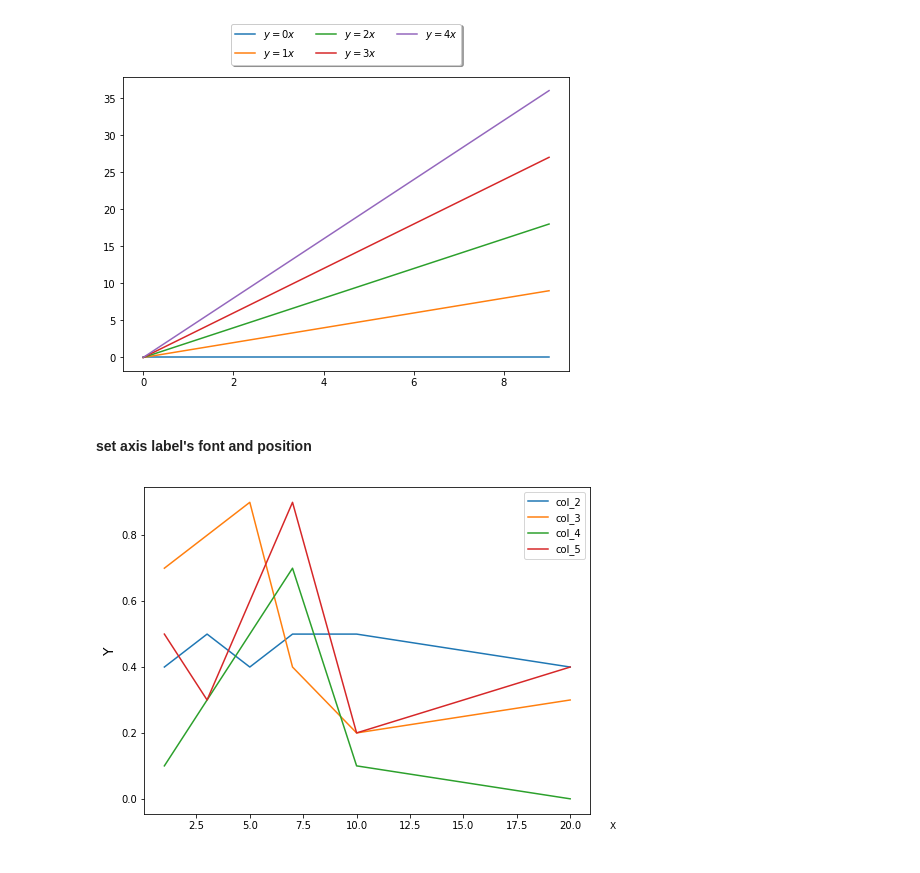
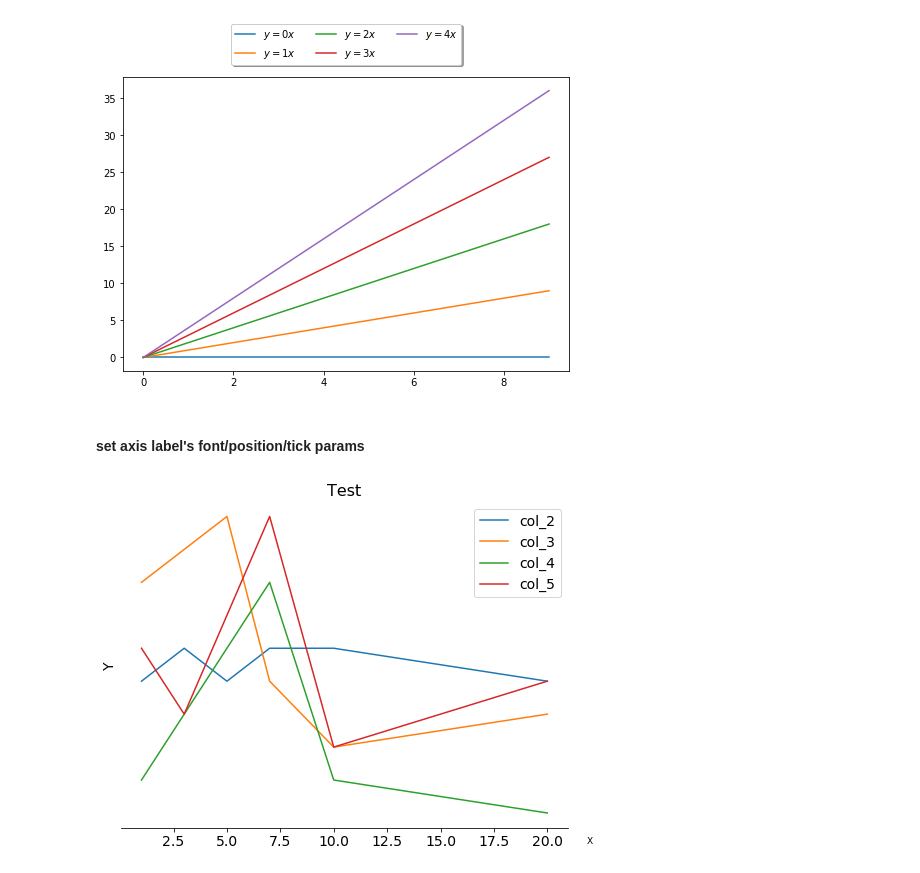
Before and after one commit to w26738/Notebook, a Jupyter notebook: data_analysis/matplotlib_101.ipynb, the cells around one changed output. Drawn from its saved outputs; the diff is of its cells as text; code cells hidden in the pictures.

```diff
--- a/data_analysis/matplotlib_101.ipynb
+++ b/data_analysis/matplotlib_101.ipynb
@@ -329,17 +329,27 @@ ax.legend(loc='upper center', bbox_to_anchor=(0.5, 1.2),
 <matplotlib.legend.Legend at 0x...>
 [figure]
 # %% [markdown]
-#### set axis label's font and position
+#### set axis label's font/position/tick params
 # %%
 df = pd.DataFrame({'X_Axis':[1,3,5,7,10,20],
                    'col_2':[.4,.5,.4,.5,.5,.4],
                    'col_3':[.7,.8,.9,.4,.2,.3],
                    'col_4':[.1,.3,.5,.7,.1,.0],
                    'col_5':[.5,.3,.6,.9,.2,.4]})
 
 ax = df.plot(x='X_Axis', y=df.columns[1:5], figsize=(8,6))
 ax.set_xlabel('X', fontsize = 9)
 ax.set_ylabel('Y', fontsize = 14)
 ax.xaxis.set_label_coords(1.05, -0.025)
+
+ax.legend(fontsize=14, loc='upper right')
+ax.xaxis.set_tick_params(labelsize=14)
+ax.yaxis.set_tick_params(labelleft=False, left=False)
+ax.set_title('Test', fontsize=16)
+
+# Remove all borders
+ax.spines['right'].set_visible(False)
+ax.spines['top'].set_visible(False)
+ax.spines['left'].set_visible(False)
 # %% [output]
-[figure, old version]
+[figure, new version]
```
Also changed, not shown: parts of 5 cells of this notebook.
